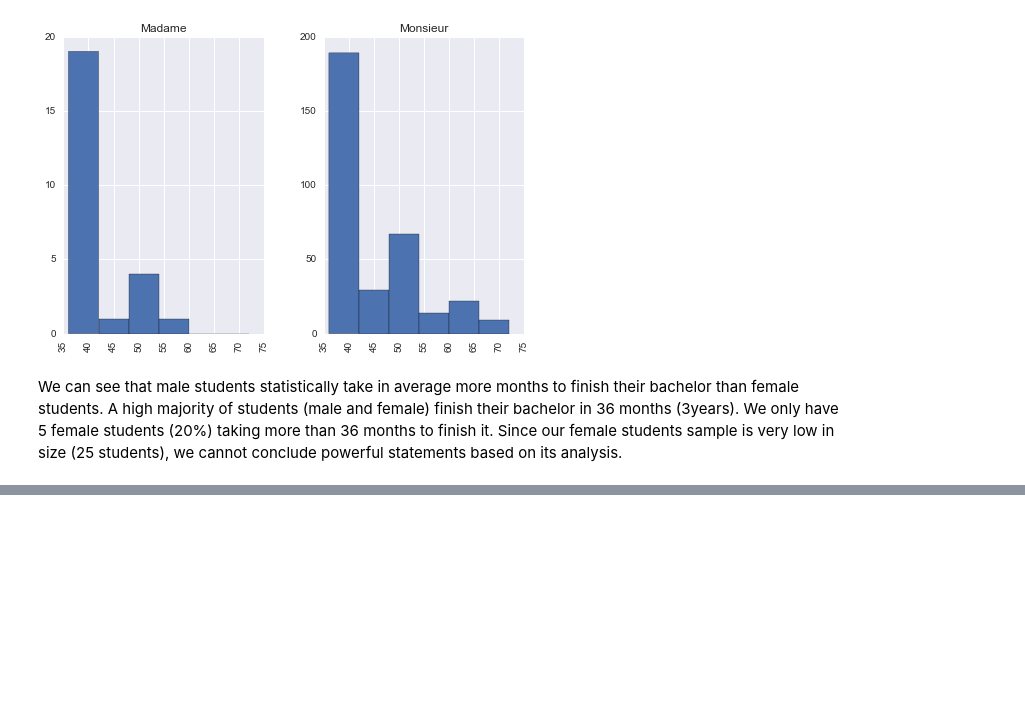
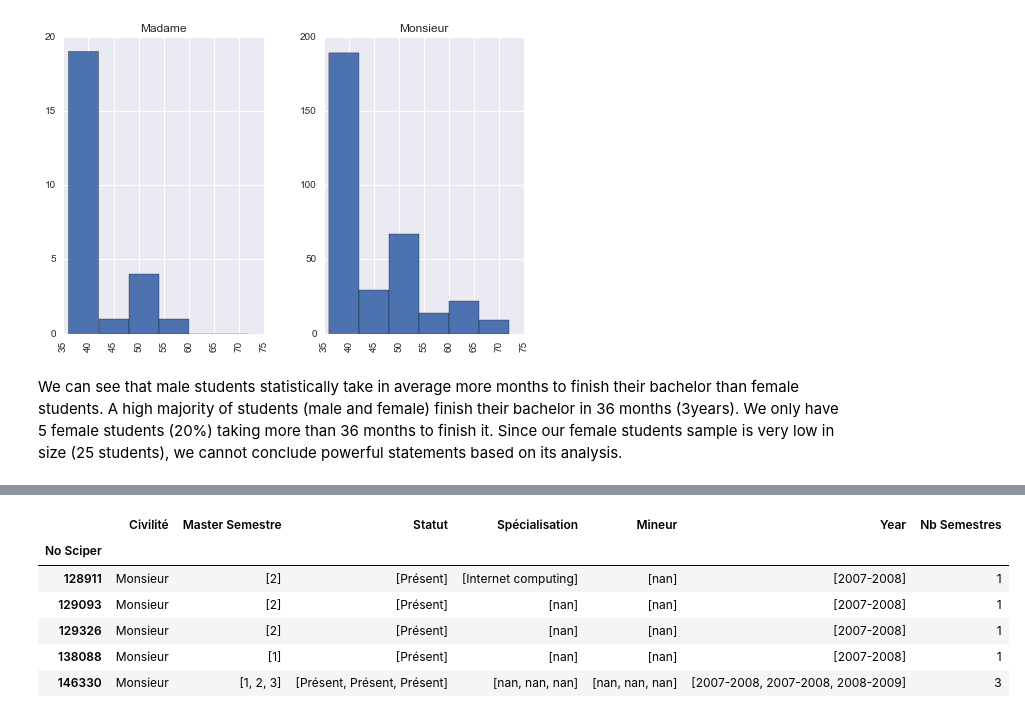
Before and after one commit to agpmilli/adaepfl, a Jupyter notebook: Homework/02 - Data from the Web/Data from the Web.ipynb, the cells around one changed output, grey strips where cells are left out. Saved outputs shown, nothing was run; the diff lists cells and outputs as text; code cells hidden in the pictures; blank space fills up the shorter version.

```diff
--- a/Homework/02 - Data from the Web/Data from the Web.ipynb
+++ b/Homework/02 - Data from the Web/Data from the Web.ipynb
@@ -289,0 +336,21 @@ Since our female students sample is very low in size (25 students), we cannot co
+# %%
+students_master = data[['No Sciper','Civilité', 'Master Semestre', 'Statut', 'Spécialisation', 'Mineur', 'Year']]
+students_master = students_master.sort_values(by=['Year','Master Semestre'])
+
+def f(x):
+    if(x.name == 'Civilité'):
+        return x.iloc[0]
+    else:
+        return list(x)
+
+grp = students_master.groupby('No Sciper').aggregate(lambda x: f(x))
+grp['Nb Semestres'] = grp.apply(lambda row: len(row['Master Semestre']),axis=1)
+grp.head()
+# %% [output]
+|  | Civilité | Master Semestre | Statut | Spécialisation | Mineur | Year | Nb Semestres |
+| No Sciper |  |  |  |  |  |  |  |
+| 128911 | Monsieur | [2] | [Présent] | [Internet computing] | [nan] | [2007-2008] | 1 |
+| 129093 | Monsieur | [2] | [Présent] | [nan] | [nan] | [2007-2008] | 1 |
+| 129326 | Monsieur | [2] | [Présent] | [nan] | [nan] | [2007-2008] | 1 |
+| 138088 | Monsieur | [1] | [Présent] | [nan] | [nan] | [2007-2008] | 1 |
+| 146330 | Monsieur | [1, 2, 3] | [Présent, Présent, Présent] | [nan, nan, nan] | [nan, nan, nan] | [2007-2008, 2007-2008, 2008-2009] | 3 |
```
Also changed, not shown: parts of 14 cells of this notebook, 2 other files.
